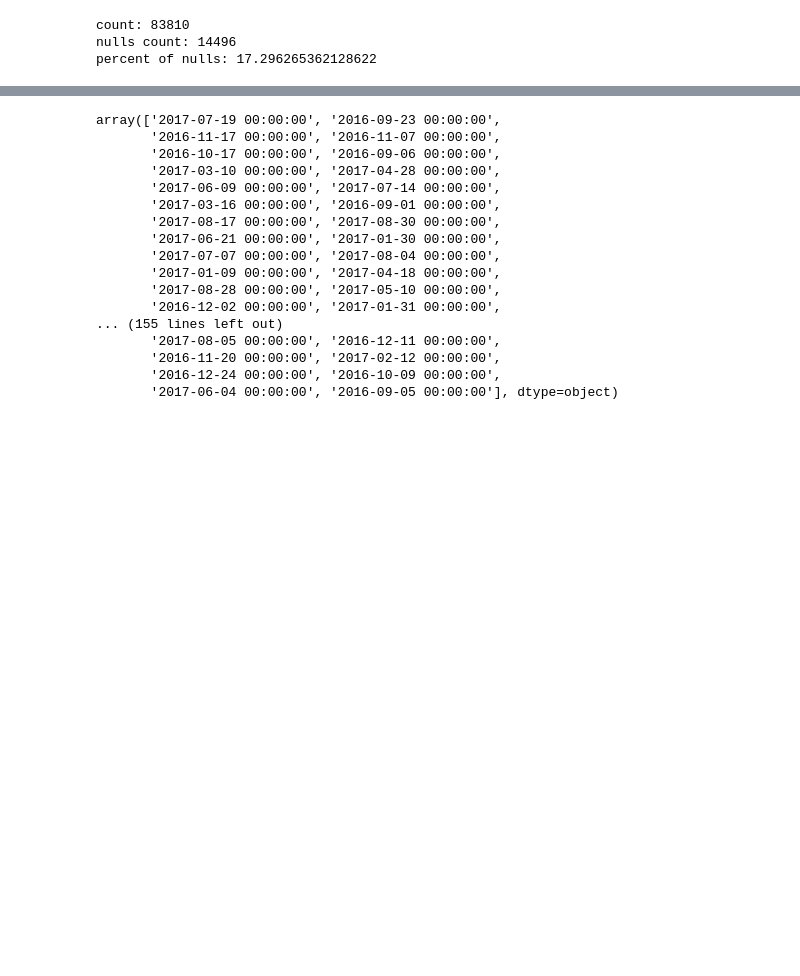
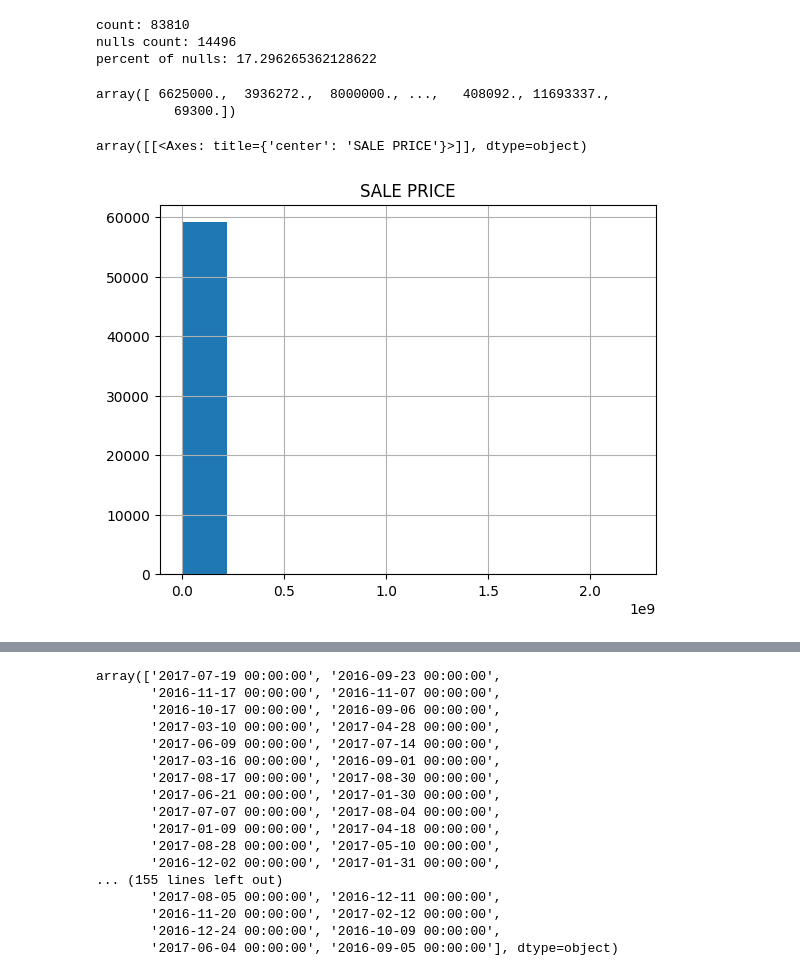
Before and after one commit to MietLabsStorage/BigData, a Jupyter notebook: Lab2/lab2.ipynb, the cells around one changed output, grey strips where cells are left out. Saved outputs shown, nothing was run; the diff lists cells and outputs as text; code cells hidden in the pictures; blank space fills up the shorter version.

```diff
--- a/Lab2/lab2.ipynb
+++ b/Lab2/lab2.ipynb
@@ -102,8 +105,21 @@ df['TAX CLASS AT PRESENT'].unique()
 # %% [output]
 array(['2A', '2', '2B', '2C', ' ', '4', '1', '1C', '3', '1A', '1B'],
       dtype=object)
-# %%
-df['TAX CLASS AT PRESENT'] = pd.factorize(df['TAX CLASS AT PRESENT'])[0]
+# %%
+df = df[df['TAX CLASS AT PRESENT'] != ' ']
+#df['TAX CLASS AT PRESENT'] = pd.factorize(df['TAX CLASS AT PRESENT'])[0]
+
+def simplify(f):
+    if '1' in f:
+        return 1
+    if '2' in f:
+        return 2
+    if '3' in f:
+        return 3
+    if '4' in f:
+        return 4
+
+df['TAX CLASS AT PRESENT'] = df['TAX CLASS AT PRESENT'].apply(simplify)
 # %%
 df['BUILDING CLASS AT PRESENT'].unique()
 # %% [output]
@@ -146,6 +162,7 @@ def clear(s):
 
 df['ADDRESS'] = df['ADDRESS'].apply(clear)
 # %%
+df = df[df['ADDRESS'] != ' ']
 df['ADDRESS'] = pd.factorize(df['ADDRESS'])[0]
 # %%
 df['APARTMENT NUMBER'].unique()
@@ -232,5 +245,14 @@ percent of nulls: 17.296265362128622
 # %%
 df['SALE PRICE'] = col
 df = df[pd.notnull(df['SALE PRICE'])]
-df['SALE PRICE'] = df['SALE PRICE'].apply(lambda x: x * 100).astype('int64')
 df = df[df['SALE PRICE'] != 0]
+# %%
+df['SALE PRICE'].unique()
+# %% [output]
+array([ 6625000.,  3936272.,  8000000., ...,   408092., 11693337.,
+          69300.])
+# %%
+df.hist(['SALE PRICE'])
+# %% [output]
+array([[<Axes: title={'center': 'SALE PRICE'}>]], dtype=object)
+[figure, added]
```
Also changed, not shown: parts of 14 cells of this notebook, 2 other files.
